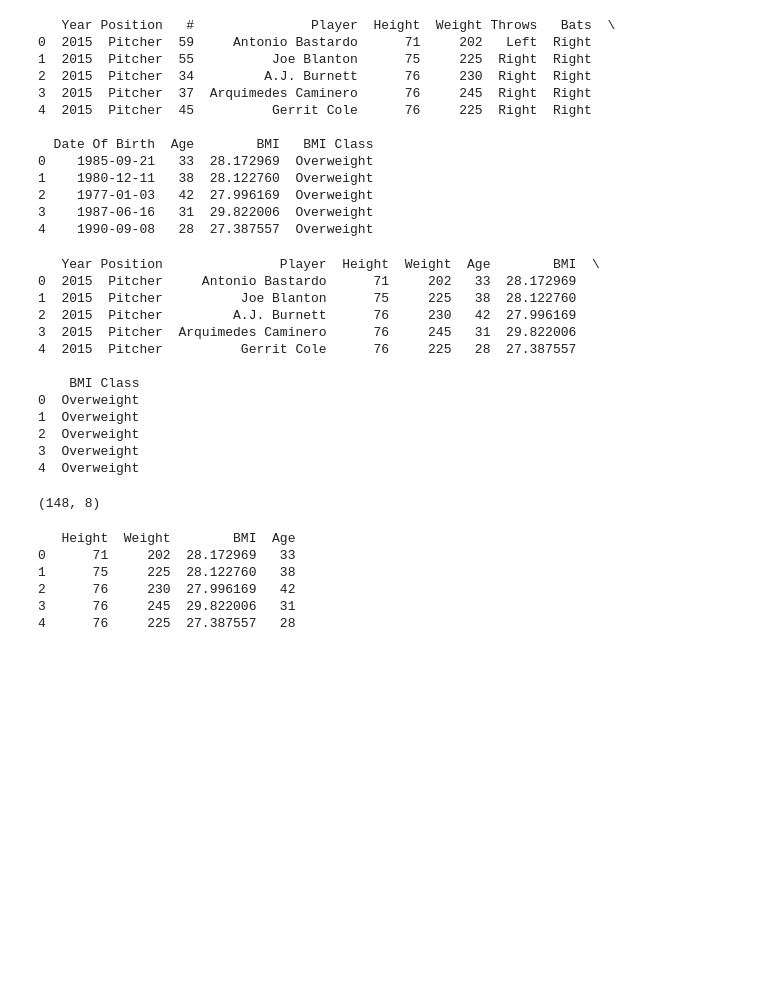
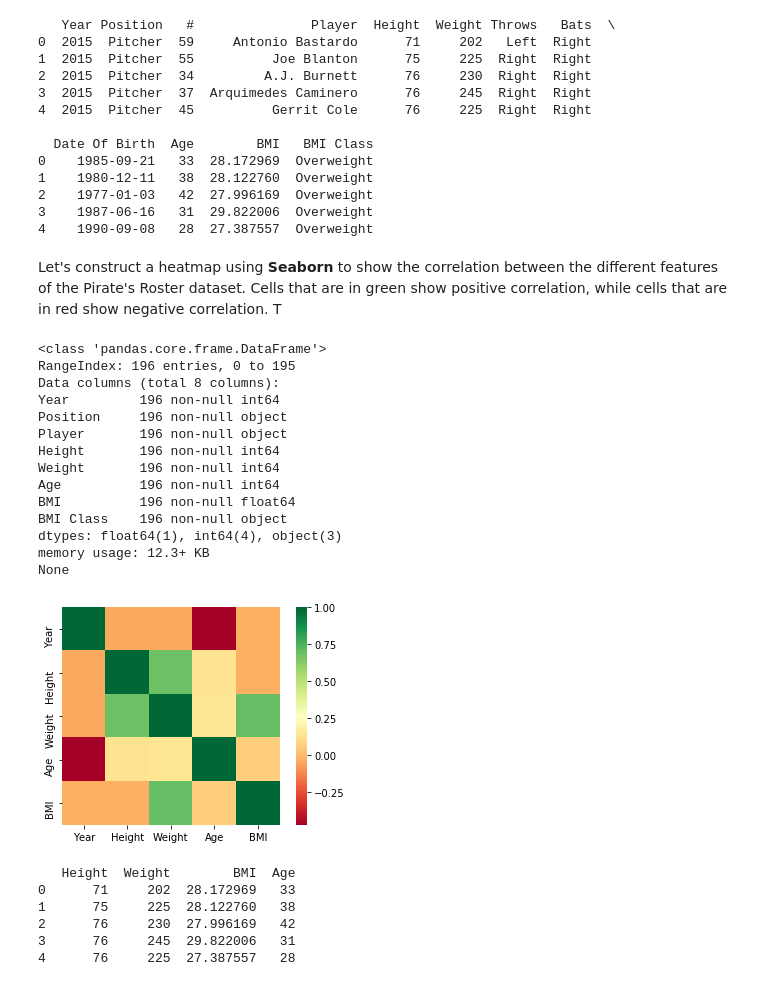
Before and after one commit to SQLDataNinja/pyDataScienceAdventure, a Jupyter notebook: PythonProgramming_SciKit-Learn.ipynb, the cells around one changed output. Drawn from its saved outputs; the diff is of its cells as text; code cells hidden in the pictures; blank space fills up the shorter version.

```diff
--- a/PythonProgramming_SciKit-Learn.ipynb
+++ b/PythonProgramming_SciKit-Learn.ipynb
@@ -59,3 +59,9 @@ Date Of Birth    196 non-null datetime64[ns]
 dtypes: datetime64[ns](1), int64(2), object(6)
 memory usage: 13.9+ KB
 None
+# %%
+# use less memory and increase performance for operations like groupby()
+df_rosters_pirates['Position'] = df_rosters_pirates['Position'].astype('category')
+df_rosters_pirates['Throws'] = df_rosters_pirates['Throws'].astype('category')
+df_rosters_pirates['Bats'] = df_rosters_pirates['Bats'].astype('category')
+print(df_rosters_pirates.info())
@@ -61,0 +84,6 @@ None
+# %%
+import re
+non_decimal = re.compile(r'[^\d]+')
+
+df_rosters_pirates['#'] = non_decimal.sub('',df_rosters_pirates['#']).astype(int)
+print(df_roster_pirates.info())
@@ -172,33 +202,39 @@ print(df_rosters_pirates.head())
 2    1977-01-03   42  27.996169  Overweight
 3    1987-06-16   31  29.822006  Overweight
 4    1990-09-08   28  27.387557  Overweight
+# %% [markdown]
+Let's construct a heatmap using **Seaborn** to show the correlation between the different features of the Pirate's Roster dataset. Cells that are in green show positive correlation, while cells that are in red show negative correlation. T
 # %%
-# Drop features not needed for our analysis
-df_rosters_pirates.drop(['#', 'Throws', 'Bats', 'Date Of Birth'], axis=1, inplace=True)
+df_roster_filtered = df_rosters_pirates.drop(['#', 'Throws', 'Bats', 'Date Of Birth'], axis=1, inplace=False)
 
-# Test
-print(df_rosters_pirates.head())
+print(df_roster_filtered.info())
 # %% [output]
-   Year Position               Player  Height  Weight  Age        BMI  \
-0  2015  Pitcher     Antonio Bastardo      71     202   33  28.172969
-1  2015  Pitcher          Joe Blanton      75     225   38  28.122760
-2  2015  Pitcher         A.J. Burnett      76     230   42  27.996169
-3  2015  Pitcher  Arquimedes Caminero      76     245   31  29.822006
-4  2015  Pitcher          Gerrit Cole      76     225   28  27.387557
-
-    BMI Class
-0  Overweight
-1  Overweight
-2  Overweight
-3  Overweight
-4  Overweight
+<class 'pandas.core.frame.DataFrame'>
+RangeIndex: 196 entries, 0 to 195
+Data columns (total 8 columns):
+Year         196 non-null int64
+Position     196 non-null object
+Player       196 non-null object
+Height       196 non-null int64
+Weight       196 non-null int64
+Age          196 non-null int64
+BMI          196 non-null float64
+BMI Class    196 non-null object
+dtypes: float64(1), int64(4), object(3)
+memory usage: 12.3+ KB
+None
+# %%
+import seaborn as sns
+
+sns.heatmap(df_roster_filtered.corr(), square=True, cmap='RdYlGn')
+plt.show()
+# %% [output]
+[figure, added]
 # %%
 # Import KNeighborsClassifier from sklearn.neighbors
 from sklearn.neighbors import KNeighborsClassifier
 
-df_training_data = df_rosters_pirates.loc[df_rosters_pirates['Year'] < 2018]
+#df_training_data = df_rosters_pirates.loc[df_rosters_pirates['Year'] < 2018]
 
-print(df_training_data.shape)
+#print(df_training_data.shape)
-# %% [output]
-(148, 8)
 # %%
```
Also changed, not shown: parts of 24 cells of this notebook, 1 other file.
